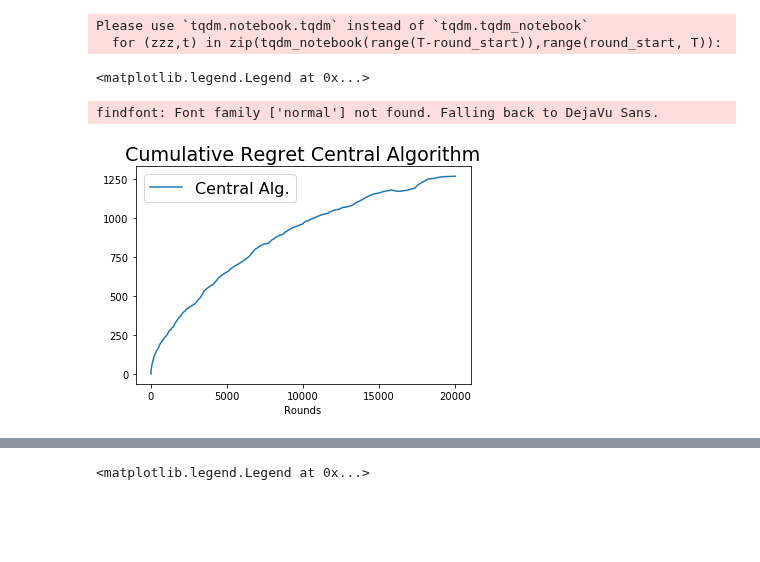
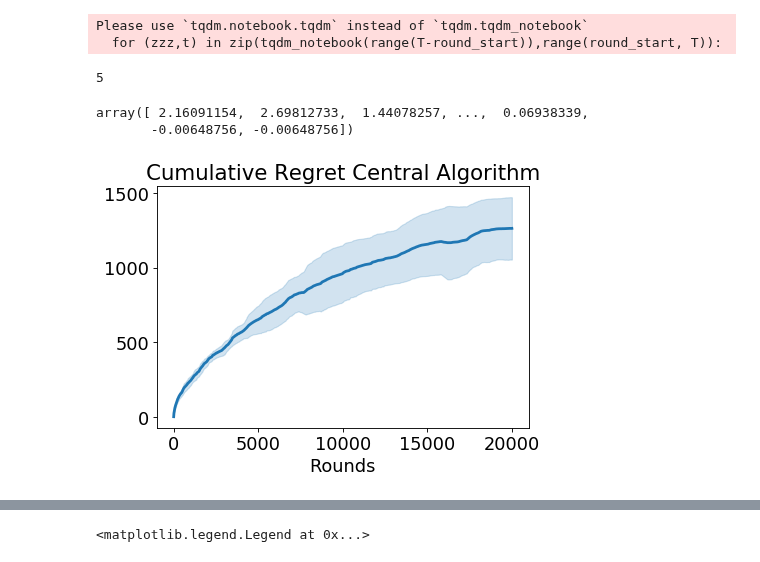
Before and after one commit to tj-kim/DistMEC, a Jupyter notebook: experiments/22_07_19 Exp1 Algorithm Comparison.ipynb, the cells around one changed output, grey strips where cells are left out. Drawn from its saved outputs; the diff is of its cells as text; code cells hidden in the pictures; blank space fills up the shorter version.

```diff
--- a/experiments/22_07_19 Exp1 Algorithm Comparison.ipynb
+++ b/experiments/22_07_19 Exp1 Algorithm Comparison.ipynb
@@ -223,4 +223,8 @@ collisions_got = load_dict['collisions_got']
 # Run 2 is good
 # Run 3 is done with non-random server locations
 # Run 4 should be final
+# %%
+nt
+# %% [output]
+5
 # %%
@@ -247,24 +286,31 @@ for i in range(1, trials):
     collisions_worst_dict_avg += 1/trials * collisions_worst_dict[i]
     collisions_rsv_dict_avg += 1/trials * collisions_rsv_dict[i]
     collisions_got_avg += 1/trials * collisions_got[i]
+# %%
+regret_centralized_avg
+# %% [output]
+array([ 2.16091154,  2.69812733,  1.44078257, ...,  0.06938339,
+       -0.00648756, -0.00648756])
 # %%
-plt.plot(np.cumsum(regret_centralized_avg), label = "Central Alg.")
-# plt.plot(lower_bound, label = 'Lower Bound Dist.')
-
+plt.figure(figsize=(6, 4), dpi=80)
+y = np.cumsum(regret_centralized_avg)
+plt.plot(range(T), y,'-k', label = "Central Alg.", color = "tab:blue", linewidth=2.5)
+plt.fill_between(range(T), y-regret_centralized_sd2, y+regret_centralized_sd2,
+                alpha=0.2, edgecolor='tab:blue', facecolor='tab:blue', linewidth=1, antialiased=True)
 
 #  Set Font Size Limitations
 font = {'family' : 'normal',
         'weight' : 'normal',
         'size'   : 16}
 
 matplotlib.rc('font', **font)
 
 
 plt.title('Cumulative Regret Central Algorithm')
 plt.xlabel('Rounds')
-plt.legend()
+
+# plt.legend()
+plt.show()
 # %% [output]
-<matplotlib.legend.Legend at 0x...>
-findfont: Font family ['normal'] not found. Falling back to DejaVu Sans.
-[figure, old version]
+[figure, new version]
 # %%
```
Also changed, not shown: parts of 5 cells of this notebook, 16 other files.
